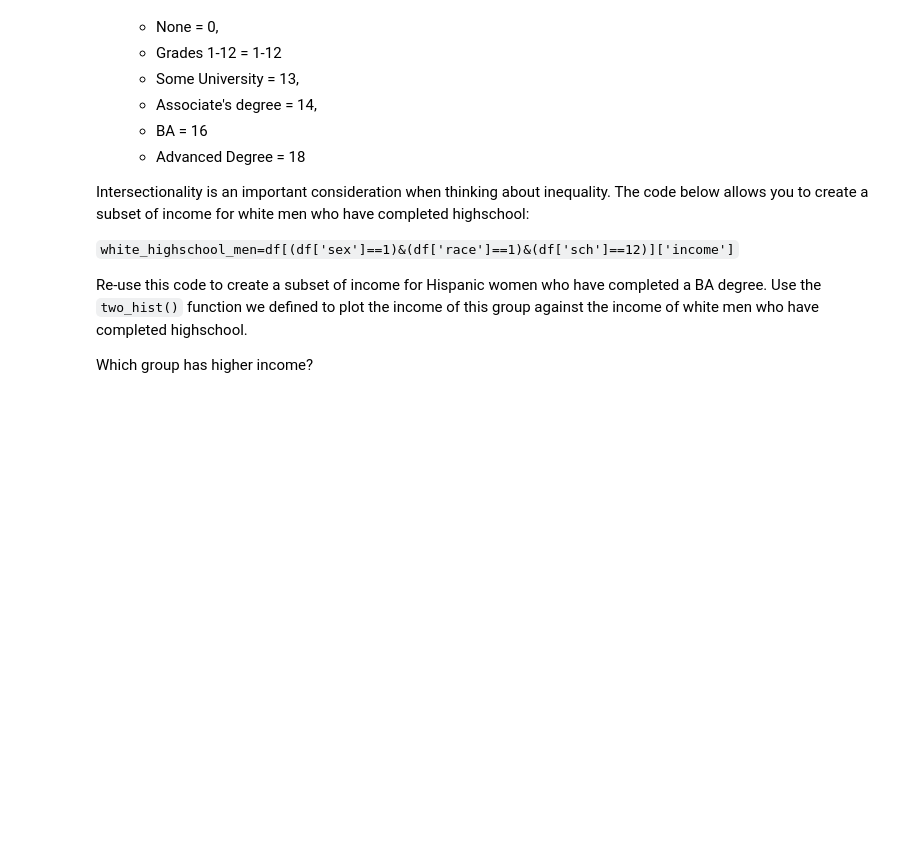
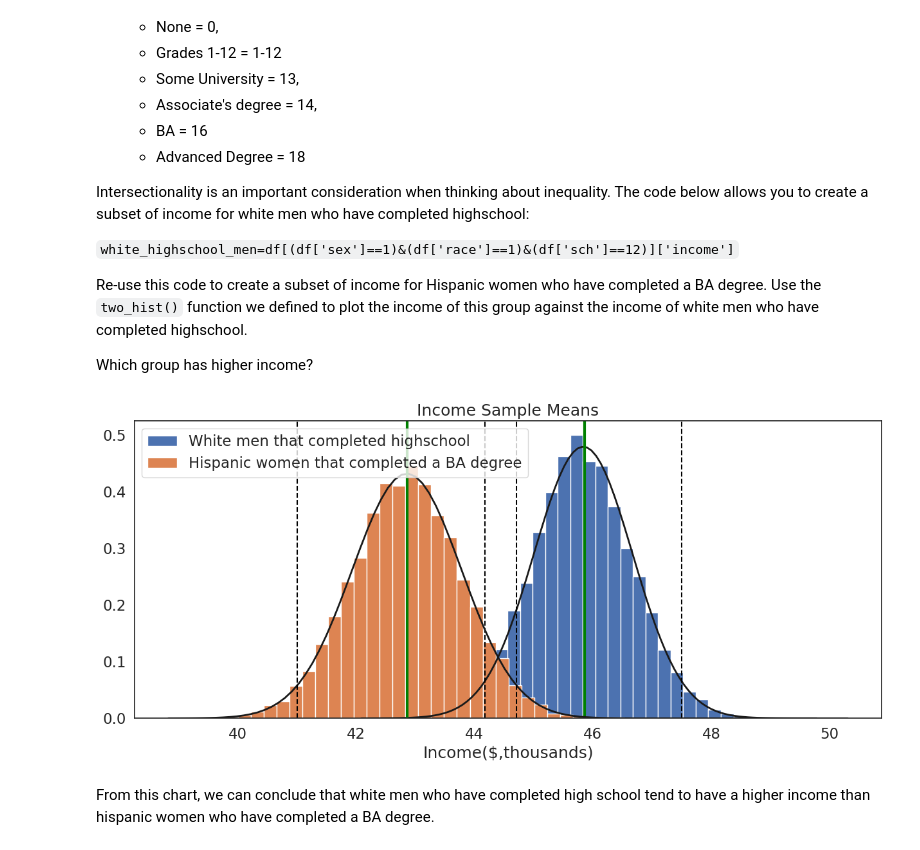
Before and after one commit to UCLQAUZ/QM2, a Jupyter notebook: notebooks/W05. Distributions and Basic Statistics.ipynb, the cells around one changed output. Saved outputs shown, nothing was run; the diff lists cells and outputs as text; code cells hidden in the pictures; blank space fills up the shorter version.

```diff
--- a/notebooks/W05. Distributions and Basic Statistics.ipynb
+++ b/notebooks/W05. Distributions and Basic Statistics.ipynb
@@ -566,6 +571,10 @@ Re-use this code to create a subset of income for Hispanic women who have comple
 Which group has higher income?
 # %%
 white_highschool_men=df[(df['sex']==1)&(df['race']==1)&(df['sch']==12)]['income']
-hispanic_BA_women=
+hispanic_BA_women=df[(df['sex']==2)&(df['race']==3)&(df['sch']==16)]['income']
 
-two_hist()
+two_hist([white_highschool_men,hispanic_BA_women],['White men that completed highschool','Hispanic women that completed a BA degree'], 'Income($,thousands)', "Income Sample Means")
+# %% [output]
+[figure, added]
+# %% [markdown]
+From this chart, we can conclude that white men who have completed high school tend to have a higher income than hispanic women who have completed a BA degree.
```
Also changed, not shown: parts of 8 cells of this notebook.
